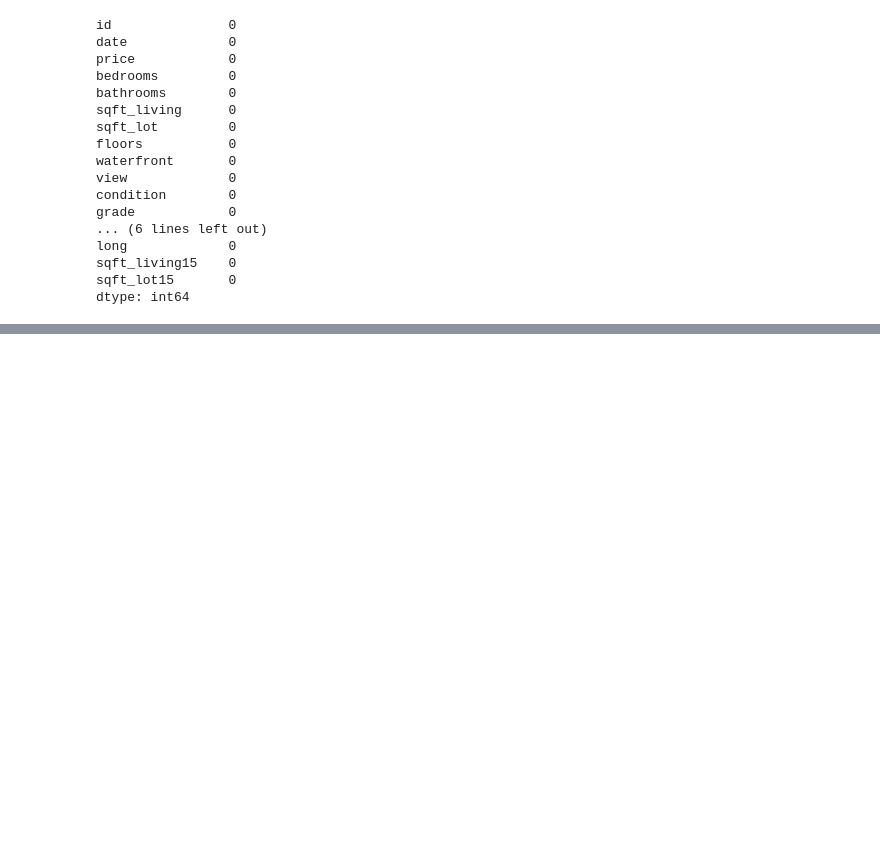
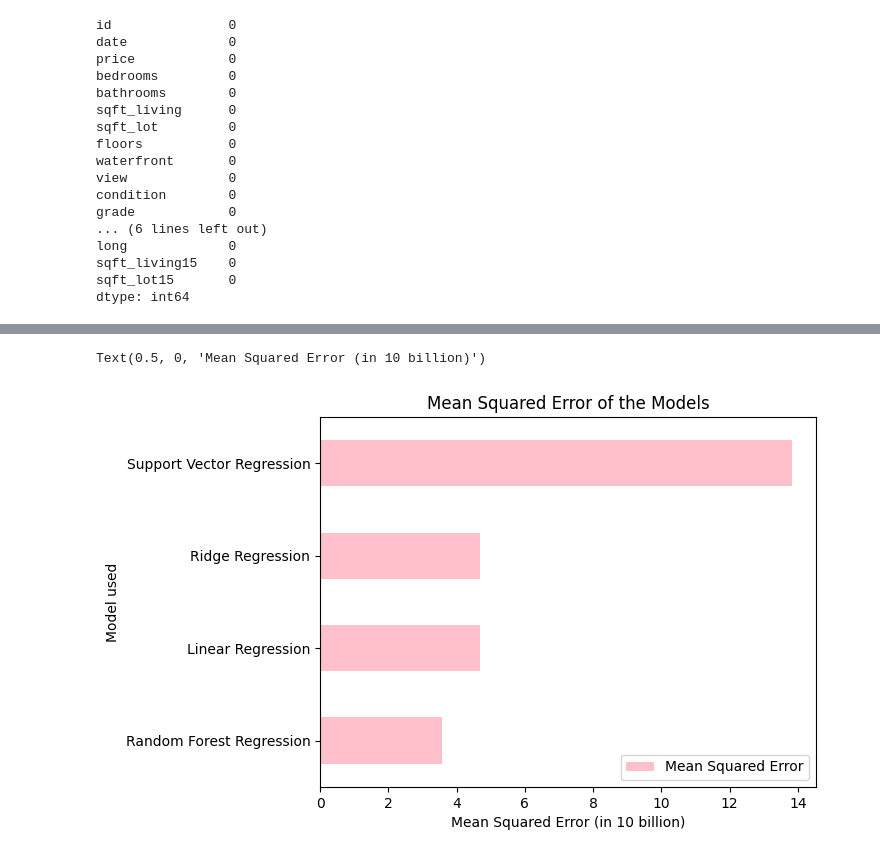
Before and after one commit to DavidRiemer02/ML_Project, a Jupyter notebook: Group project.ipynb, the cells around one changed output, grey strips where cells are left out. Saved outputs shown, nothing was run; the diff lists cells and outputs as text; code cells hidden in the pictures; blank space fills up the shorter version.

```diff
--- a/Group project.ipynb
+++ b/Group project.ipynb
@@ -114,4 +143,5 @@ sns.heatmap(data[cor_outlier].corr(),annot=True)
 [figure]
 # %%
 # dropping data which is lower than 0.3 corr.
-adj_data1 = df1.drop(['id','date','sqft_lot','floors','waterfront','yr_built','yr_renovated','zipcode','long','sqft_lot15','condition'], axis = 1)
+data1 = data
+data1 = data1.drop(['id','date','sqft_lot','floors','waterfront','yr_built','yr_renovated','zipcode','long','sqft_lot15','condition'], axis = 1)
@@ -173,0 +287,18 @@ dtype: int64
+# %%
+from sklearn.linear_model import Ridge
+
+# Create an instance of the Ridge regression model
+model_Ridge = Ridge(alpha=0.5)
+
+# Fit the model to the training data
+model_Ridge.fit(X_train, y_train)
+
+# Predict the housing prices using the testing data
+y_pred_Ridge = model_Ridge.predict(X_test)
+
+# Evaluate the model's performance
+mse_Ridge = mean_squared_error(y_test, y_pred_Ridge)
+r2_Ridge = r2_score(y_test, y_pred_Ridge)
+
+print("Mean Squared Error (Ridge):", mse_Ridge)
+print("Coefficient of Determination (R^2) (Ridge):", r2_Ridge)
@@ -173,0 +308,17 @@ dtype: int64
+# %%
+import pandas as pd
+
+# Create a dictionary to store the results
+results = {
+    'Model used': ['Linear Regression', 'Random Forest Regression', 'Support Vector Regression', 'Ridge Regression'],
+    'Mean Squared Error': [mse_LR, mse_RFR, mse_SVR, mse_Ridge],
+    'Coefficient of Determination (R^2)': [r2_LR, r2_RFR, r2_SVR, r2_Ridge]
+}
+
+# Create a DataFrame from the dictionary
+results_df = pd.DataFrame(results)
+# Use sigmoid function to scale the MSE
+results_df['Mean Squared Error'] = results_df['Mean Squared Error']/10000000000
+#Sort by MSE
+results_df.sort_values(by=['Mean Squared Error'], inplace=True)
+results_df.head()
@@ -173,0 +331,10 @@ dtype: int64
+# %%
+
+# Plot the MSE of the results DataFrame
+results_df.plot(x='Model used', y='Mean Squared Error', kind='barh', color='pink')
+# Add a title and axis labels
+plt.title('Mean Squared Error of the Models')
+plt.xlabel('Mean Squared Error (in 10 billion)')
+# %% [output]
+Text(0.5, 0, 'Mean Squared Error (in 10 billion)')
+[figure, added]
```
Also changed, not shown: parts of 15 cells of this notebook.
